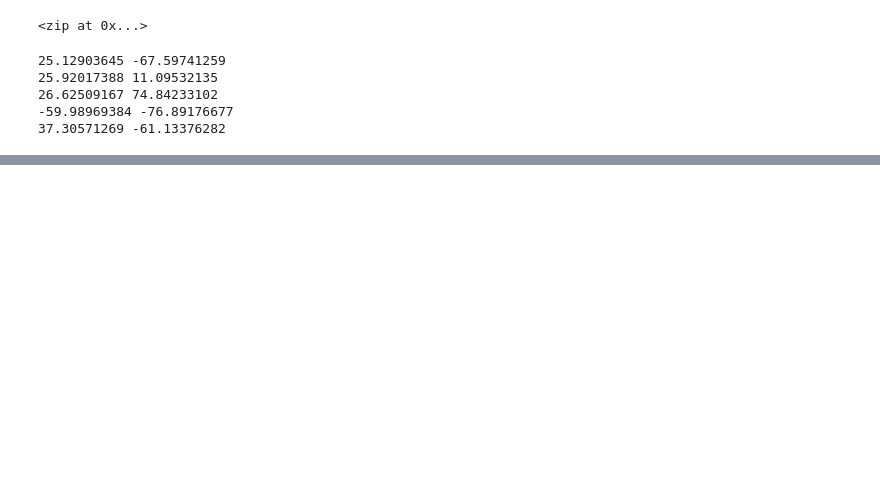
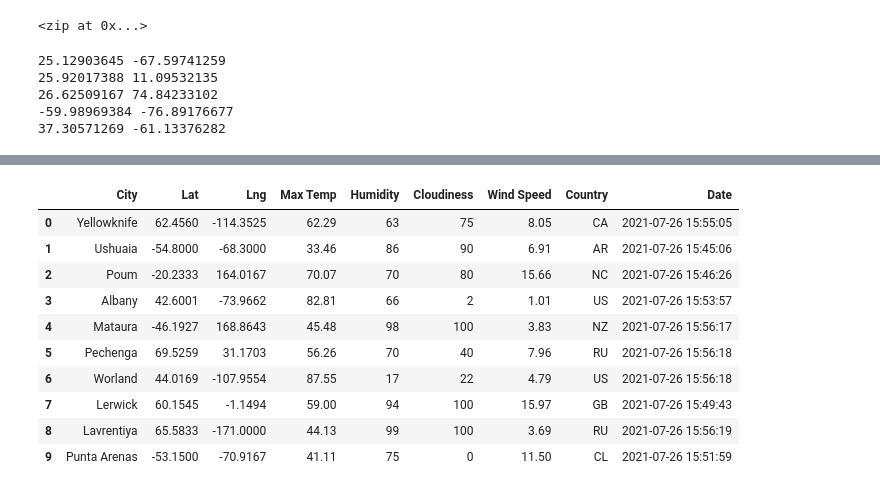
Before and after one commit to Jaguo415/World_Weather_Analysis, a Jupyter notebook: WeatherPy.ipynb, the cells around one changed output, grey strips where cells are left out. Cells and saved outputs as stored; diff of their text form; code cells hidden in the pictures; blank space fills up the shorter version.

```diff
--- a/WeatherPy.ipynb
+++ b/WeatherPy.ipynb
@@ -85,0 +166,5 @@ len(cities)
+# %%
+# Create an endpoint URL for a city.
+city_url = url + "&q=" + "Boston"
+city_weather = requests.get(city_url)
+city_weather.json()
@@ -85,0 +234,10 @@ len(cities)
+# %%
+# Create an empty list to hold the weather data.
+city_data = []
+# Print the beginning of the logging.
+print("Beginning Data Retrieval     ")
+print("-----------------------------")
+
+# Create counters.
+record_count = 1
+set_count = 1
@@ -85,0 +247,25 @@ len(cities)
+# %%
+# Loop through all the cities in our list.
+for i in range(len(cities)):
+
+    # Group cities in sets of 50 for logging purposes.
+    if (i % 50 == 0 and i >= 50):
+        set_count += 1
+        record_count = 1
+    # Create endpoint URL with each city.
+    city_url = url + "&q=" + cities[i]
+# %%
+# Loop through all the cities in the list.
+for i, city in enumerate(cities):
+
+    # Group cities in sets of 50 for logging purposes.
+    if (i % 50 == 0 and i >= 50):
+        set_count += 1
+        record_count = 1
+    # Create endpoint URL with each city.
+    city_url = url + "&q=" + city.replace(" ","+")
+
+    # Log the URL, record, and set numbers and the city.
+    print(f"Processing Record {record_count} of Set {set_count} | {city}")
+    # Add 1 to the record count.
+    record_count += 1
@@ -85,0 +422,16 @@ len(cities)
+# %%
+# Convert the array of dictionaries to a Pandas DataFrame.
+city_data_df = pd.DataFrame(city_data)
+city_data_df.head(10)
+# %% [output]
+|  | City | Lat | Lng | Max Temp | Humidity | Cloudiness | Wind Speed | Country | Date |
+| 0 | Yellowknife | 62.4560 | -114.3525 | 62.29 | 63 | 75 | 8.05 | CA | 2021-07-26 15:55:05 |
+| 1 | Ushuaia | -54.8000 | -68.3000 | 33.46 | 86 | 90 | 6.91 | AR | 2021-07-26 15:45:06 |
+| 2 | Poum | -20.2333 | 164.0167 | 70.07 | 70 | 80 | 15.66 | NC | 2021-07-26 15:46:26 |
+| 3 | Albany | 42.6001 | -73.9662 | 82.81 | 66 | 2 | 1.01 | US | 2021-07-26 15:53:57 |
+| 4 | Mataura | -46.1927 | 168.8643 | 45.48 | 98 | 100 | 3.83 | NZ | 2021-07-26 15:56:17 |
+| 5 | Pechenga | 69.5259 | 31.1703 | 56.26 | 70 | 40 | 7.96 | RU | 2021-07-26 15:56:18 |
+| 6 | Worland | 44.0169 | -107.9554 | 87.55 | 17 | 22 | 4.79 | US | 2021-07-26 15:56:18 |
+| 7 | Lerwick | 60.1545 | -1.1494 | 59.00 | 94 | 100 | 15.97 | GB | 2021-07-26 15:49:43 |
+| 8 | Lavrentiya | 65.5833 | -171.0000 | 44.13 | 99 | 100 | 3.69 | RU | 2021-07-26 15:56:19 |
+| 9 | Punta Arenas | -53.1500 | -70.9167 | 41.11 | 75 | 0 | 11.50 | CL | 2021-07-26 15:51:59 |
```
Also changed, not shown: parts of 35 cells of this notebook, 3 other files.
